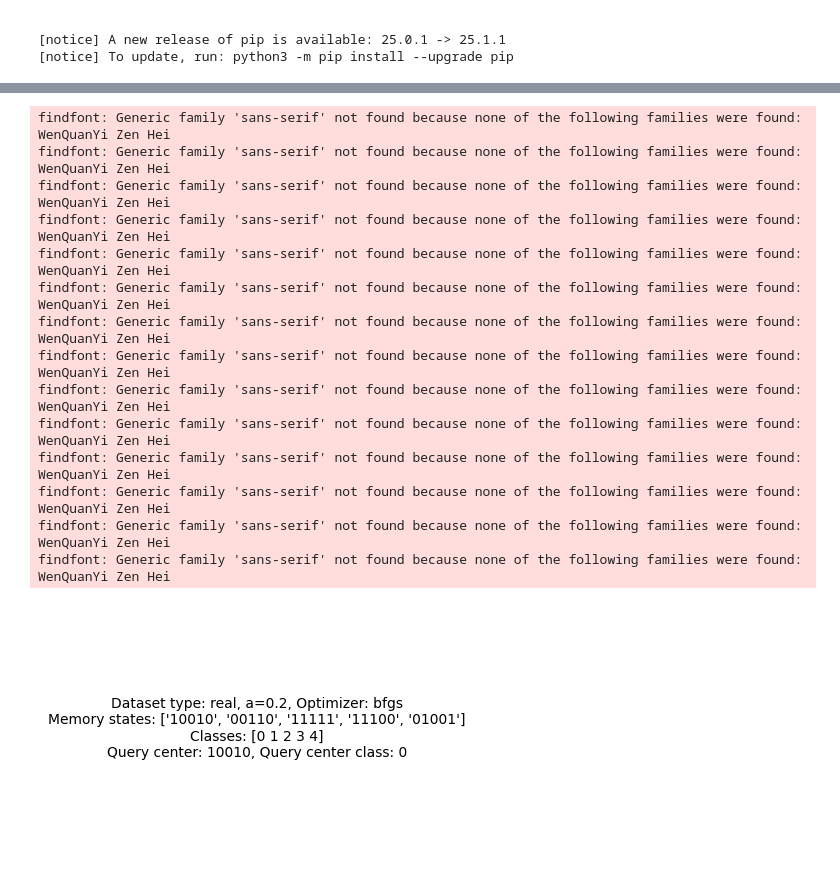
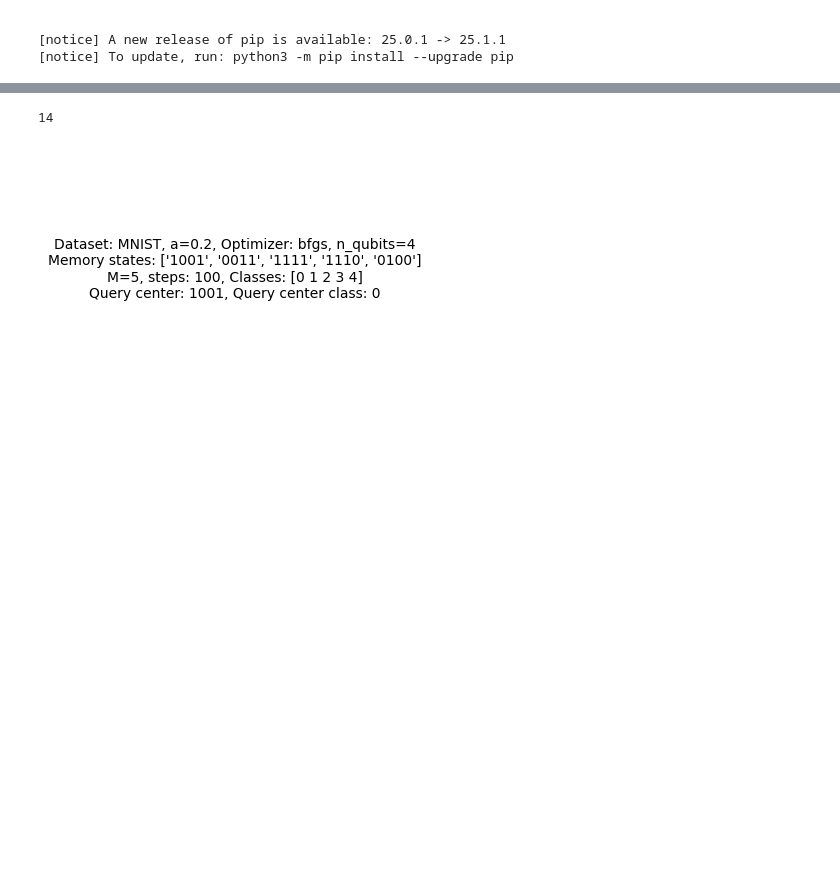
Before and after one commit to Hronrad/quantum_associative_memory, a Jupyter notebook: vqam_3.ipynb, the cells around one changed output, grey strips where cells are left out. Drawn from its saved outputs; the diff is of its cells as text; code cells hidden in the pictures; blank space fills up the shorter version.

```diff
--- a/vqam_3.ipynb
+++ b/vqam_3.ipynb
@@ -47,13 +34,14 @@ To enable the following instructions: AVX2 FMA, in other operations, rebuild Ten
 # %%
-n_qubits = 5  # 量子比特数
+n_qubits = 4  # 量子比特数
 M = 5  # 记忆模式数量（类别）
 N = 2 ** n_qubits  # 总状态数
 q = 0.2  # 二项分布参数，控制查询状态的汉明距离分布
-p_depth = 8  # QAOA电路深度，影响算法精度和计算复杂度
-data_mode = 'real'  # 数据模式：'real'使用MNIST，'generated'使用随机模式
+p_depth = 5  # QAOA电路深度，影响算法精度和计算复杂度
+data_mode = 'MNIST'  # 数据模式：'MNIST'使用MNIST，'generated'使用随机模式
 steps = 100  # 优化迭代次数，控制参数优化的收敛
 # 选择优化器
-optimizer_name = "bfgs"  # 可选值："adam", "slsqp", "annealing"
+optimizer_name = "bfgs"  # 可选值："bfgs", "slsqp", "annealing", "nelder-mead"
+model = 'C1'  # 模式选择：'C1'或'Ezhov'
 # %%
 def load_mnist_data(M, n_qubits, n_samples_per_class=50):
     """加载并预处理MNIST数据集"""
@@ -524,24 +532,14 @@ plt.show()
+# %%
+print(len(acc_his))
+# %% [output]
+14
 # %%
 
 class_array = np.array(list(pattern_to_class.values()), dtype=np.int8)
 plt.figure(figsize=(4, 3))
-info = f'Dataset type: {data_mode}, a={q}, Optimizer: {optimizer_name}\nMemory states: {memory_states}\nClasses: {class_array}\nQuery center: {query_center}, Query center class: {center_class}'
+info = f'Dataset: {data_mode}, a={q}, Optimizer: {optimizer_name}, n_qubits={n_qubits}\nMemory states: {memory_states}\nM={M}, steps: {steps}, Classes: {class_array}\nQuery center: {query_center}, Query center class: {center_class}'
 plt.text(0.5, 0.5, info, ha='center', va='center')
 plt.axis('off')
 plt.show()
 # %% [output]
-findfont: Generic family 'sans-serif' not found because none of the following families were found: WenQuanYi Zen Hei
-findfont: Generic family 'sans-serif' not found because none of the following families were found: WenQuanYi Zen Hei
-findfont: Generic family 'sans-serif' not found because none of the following families were found: WenQuanYi Zen Hei
-findfont: Generic family 'sans-serif' not found because none of the following families were found: WenQuanYi Zen Hei
-findfont: Generic family 'sans-serif' not found because none of the following families were found: WenQuanYi Zen Hei
-findfont: Generic family 'sans-serif' not found because none of the following families were found: WenQuanYi Zen Hei
-findfont: Generic family 'sans-serif' not found because none of the following families were found: WenQuanYi Zen Hei
-findfont: Generic family 'sans-serif' not found because none of the following families were found: WenQuanYi Zen Hei
-findfont: Generic family 'sans-serif' not found because none of the following families were found: WenQuanYi Zen Hei
-findfont: Generic family 'sans-serif' not found because none of the following families were found: WenQuanYi Zen Hei
-findfont: Generic family 'sans-serif' not found because none of the following families were found: WenQuanYi Zen Hei
-findfont: Generic family 'sans-serif' not found because none of the following families were found: WenQuanYi Zen Hei
-findfont: Generic family 'sans-serif' not found because none of the following families were found: WenQuanYi Zen Hei
-findfont: Generic family 'sans-serif' not found because none of the following families were found: WenQuanYi Zen Hei
-[figure, old version]
+[figure, new version]
```
Also changed, not shown: parts of 6 cells of this notebook.
